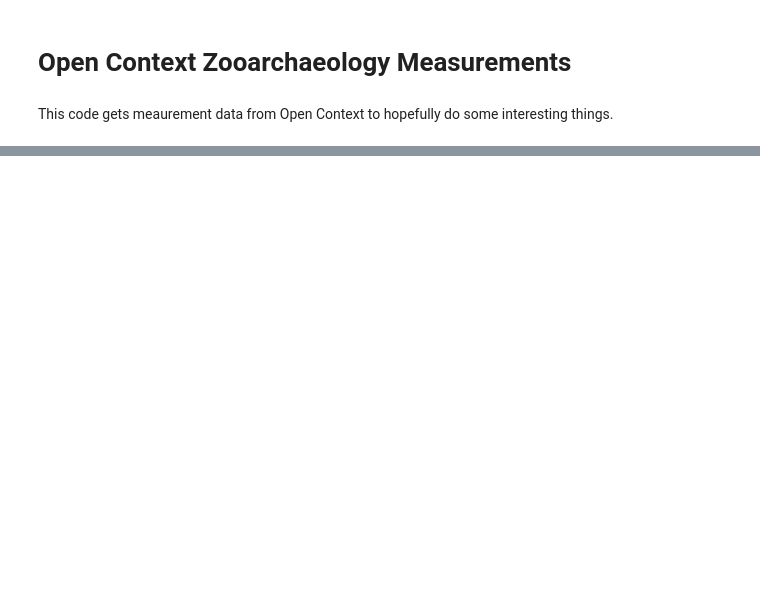
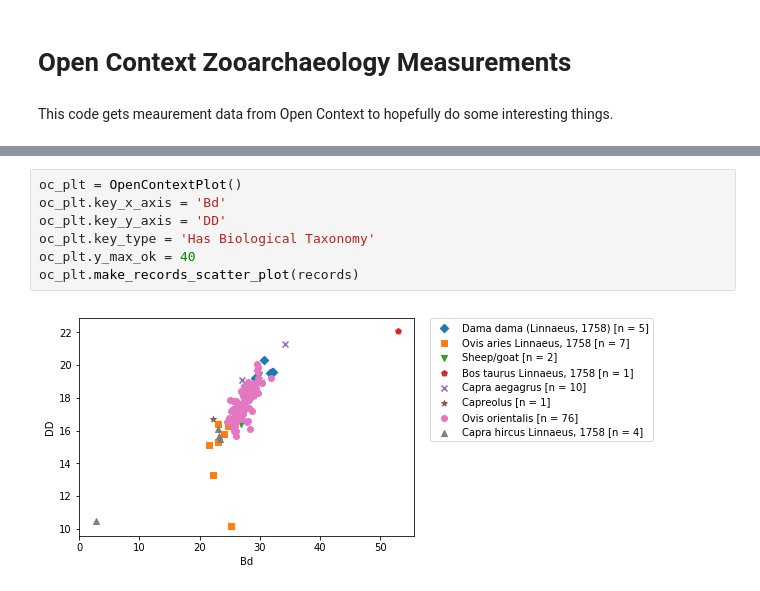
Before and after one commit to ekansa/open-context-jupyter, a Jupyter notebook: notebooks/Open Context Measurements.ipynb, the cells around one changed output, grey strips where cells are left out. Saved outputs shown, nothing was run; the diff lists cells and outputs as text; blank space fills up the shorter version.

```diff
--- a/notebooks/Open Context Measurements.ipynb
+++ b/notebooks/Open Context Measurements.ipynb
@@ -137,0 +259,9 @@ records[100]['Bd']
+# %%
+oc_plt = OpenContextPlot()
+oc_plt.key_x_axis = 'Bd'
+oc_plt.key_y_axis = 'DD'
+oc_plt.key_type = 'Has Biological Taxonomy'
+oc_plt.y_max_ok = 40
+oc_plt.make_records_scatter_plot(records)
+# %% [output]
+[figure, added]
```
Also changed, not shown: parts of 4 cells of this notebook.
